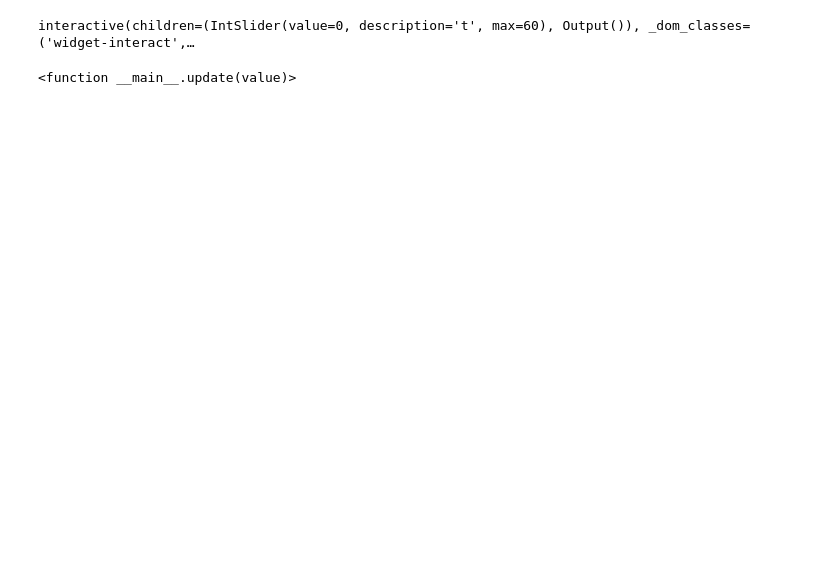
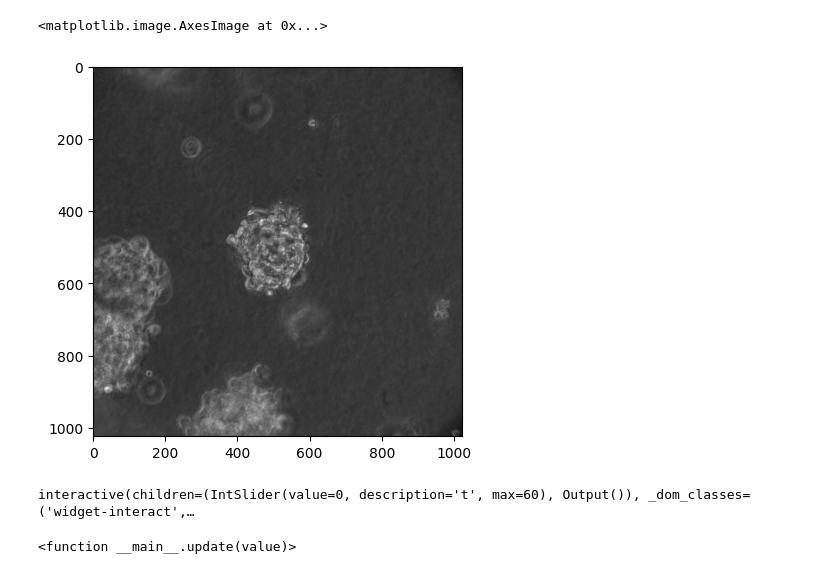
Before and after one commit to ShakyaMajumdar/cells, a Jupyter notebook: segment.ipynb, the cells around one changed output. Cells and saved outputs as stored; diff of their text form; code cells hidden in the pictures; blank space fills up the shorter version.

```diff
--- a/segment.ipynb
+++ b/segment.ipynb
@@ -27,6 +22,21 @@ def create_circular_mask(h, w, center=None, radius=None):
     dist_from_center = np.sqrt((X - center[0])**2 + (Y-center[1])**2)
     mask = dist_from_center <= radius
     return mask.astype(np.uint8)
+# %%
+# fp = "20250908/20250908/A1/hcc_04.vsi"
+fp = "20250908/20250429/A1/231_A1-1_001.vsi"
+metadata =  bioformats.OMEXML(bioformats.get_omexml_metadata(path=fp))
+T = metadata.image().Pixels.SizeT
+W = metadata.image().Pixels.SizeX
+H = metadata.image().Pixels.SizeY
+timelapse = np.stack([bioformats.load_image(fp, t=t) for t in range(T)])
+# RECT = (200, 200, 100, 100)
+RECT = (300, 300, 400, 400)
+# %%
+plt.imshow(timelapse[0], cmap="gray")
+# %% [output]
+<matplotlib.image.AxesImage at 0x...>
+[figure, added]
 # %%
 def pol2cart(phi, rho, dst, center, maxRadius, flags):
     dstx, dsty = dst
```
Also changed, not shown: parts of 3 cells of this notebook.
